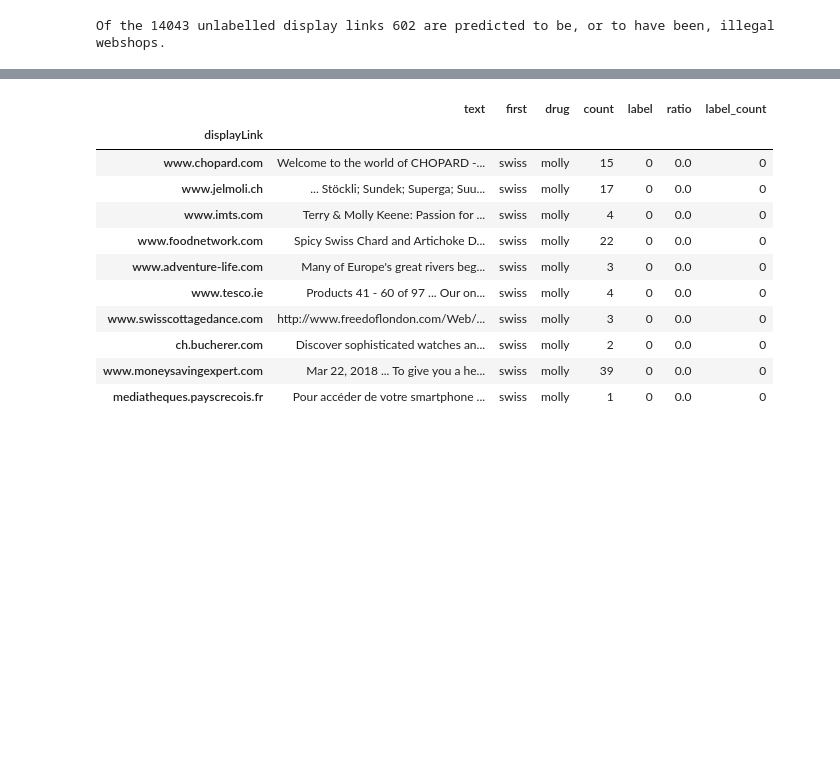
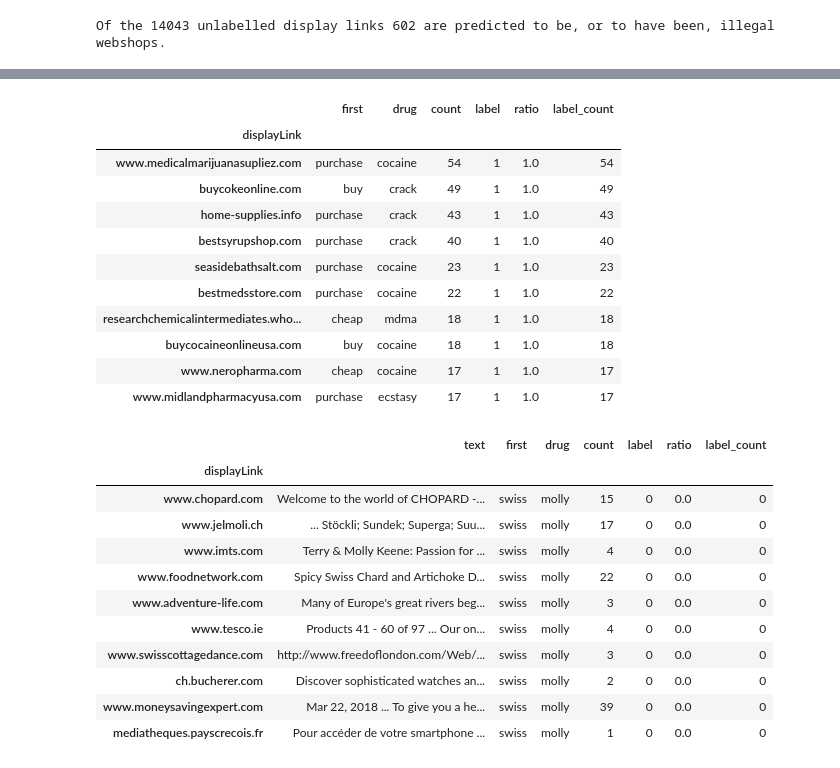
Before and after one commit to miallema/ESC, a Jupyter notebook: src/webshop_classification.ipynb, the cells around one changed output, grey strips where cells are left out. Drawn from its saved outputs; the diff is of its cells as text; code cells hidden in the pictures; blank space fills up the shorter version.

```diff
--- a/src/webshop_classification.ipynb
+++ b/src/webshop_classification.ipynb
@@ -117,3 +111,7 @@ r.to_csv('../data/suspect_hostnames.csv',sep=';')
+# %%
+suspect_hostnames = df[df['label']==1]
+suspect_hostnames = suspect_hostnames.drop(['text'], axis=1)
+suspect_hostnames.to_csv('../data/suspect_hostnames.csv',sep=';')
 # %% [markdown]
 ## Exploring the predictions
 # %%
@@ -138,3 +121,18 @@ df[df['label']==1].head(10)
+# %%
+suspect_hostnames.head(10)
+# %% [output]
+|  | first | drug | count | label | ratio | label_count |
+| displayLink |  |  |  |  |  |  |
+| www.medicalmarijuanasupliez.com | purchase | cocaine | 54 | 1 | 1.0 | 54 |
+| buycokeonline.com | buy | crack | 49 | 1 | 1.0 | 49 |
+| home-supplies.info | purchase | crack | 43 | 1 | 1.0 | 43 |
+| bestsyrupshop.com | purchase | crack | 40 | 1 | 1.0 | 40 |
+| seasidebathsalt.com | purchase | cocaine | 23 | 1 | 1.0 | 23 |
+| bestmedsstore.com | purchase | cocaine | 22 | 1 | 1.0 | 22 |
+| researchchemicalintermediates.who... | cheap | mdma | 18 | 1 | 1.0 | 18 |
+| buycocaineonlineusa.com | buy | cocaine | 18 | 1 | 1.0 | 18 |
+| www.neropharma.com | cheap | cocaine | 17 | 1 | 1.0 | 17 |
+| www.midlandpharmacyusa.com | purchase | ecstasy | 17 | 1 | 1.0 | 17 |
 # %%
 df[df['label']==0].tail(10)
 # %% [output]
```
Also changed, not shown: parts of 5 cells of this notebook.
